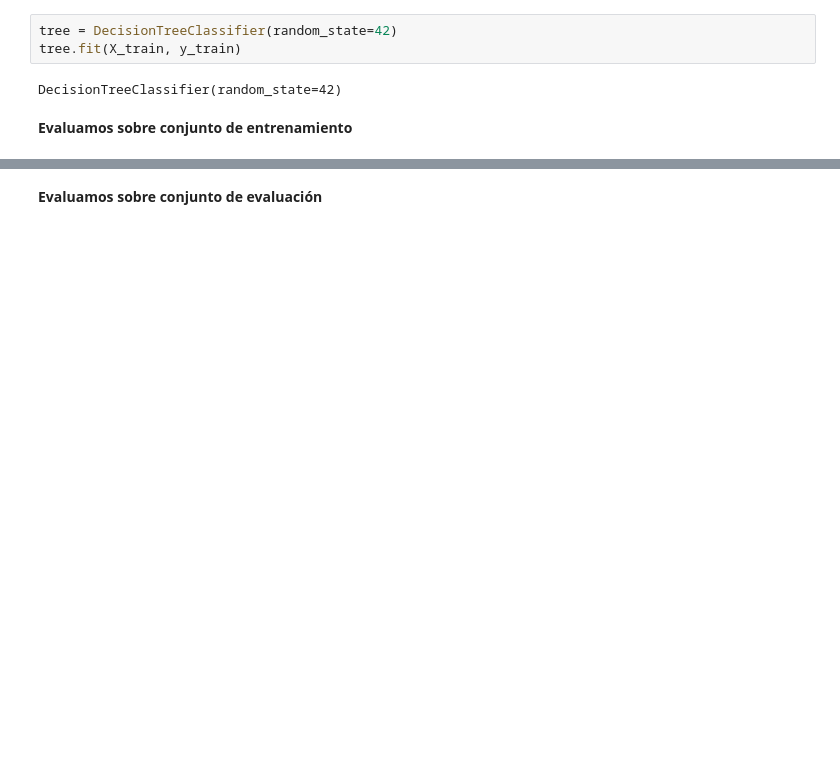
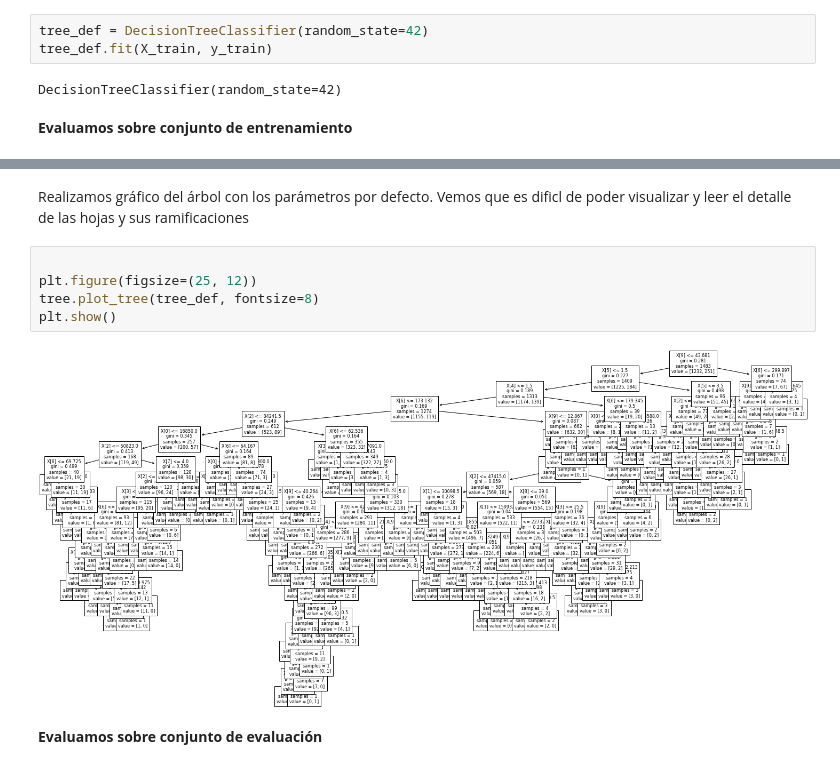
Before and after one commit to DiploDatos-Grupo2/IntroduccionAprendizajeAutomatico, a Jupyter notebook: Lab 2.ipynb, the cells around one changed output, grey strips where cells are left out. Cells and saved outputs as stored; diff of their text form; blank space fills up the shorter version.

Commit message:
se le agregaron leyendas, graficos y nuevo modelo con mejores parametros en tree

```diff
--- a/Lab 2.ipynb
+++ b/Lab 2.ipynb
@@ -302,8 +310,8 @@ Evaluar sobre el conjunto de **entrenamiento** y sobre el conjunto de **evaluaci
 - F1
 - matriz de confusión
 # %%
-tree = DecisionTreeClassifier(random_state=42)
-tree.fit(X_train, y_train)
+tree_def = DecisionTreeClassifier(random_state=42)
+tree_def.fit(X_train, y_train)
 # %% [output]
 DecisionTreeClassifier(random_state=42)
 # %% [markdown]
@@ -330,6 +338,15 @@ Normalized confusion matrix
  [0. 1.]]
 [figure]
 [figure]
+# %% [markdown]
+Realizamos gráfico del árbol con los parámetros por defecto. Vemos que es dificl de poder visualizar y leer el detalle de las hojas y sus ramificaciones
+# %%
+
+plt.figure(figsize=(25, 12))
+tree.plot_tree(tree_def, fontsize=8)
+plt.show()
+# %% [output]
+[figure, added]
 # %% [markdown]
 **Evaluamos sobre conjunto de evaluación**
 # %%
```
Also changed, not shown: parts of 23 cells of this notebook.
